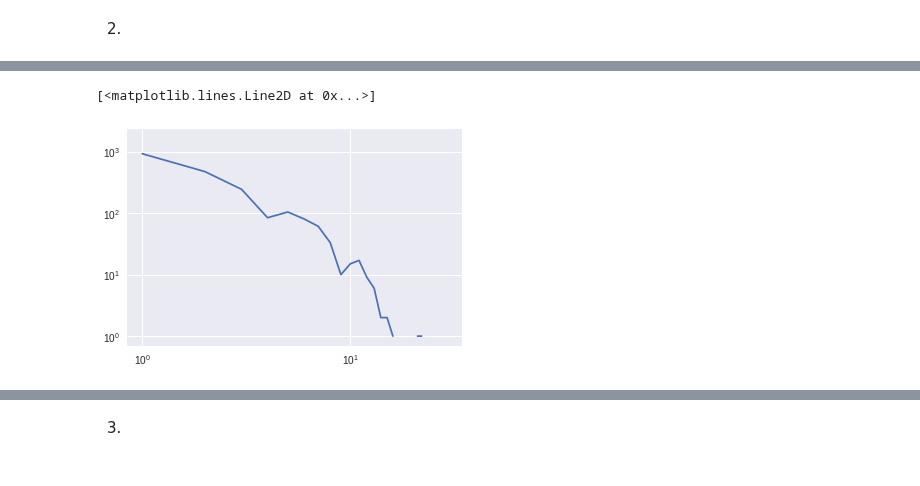
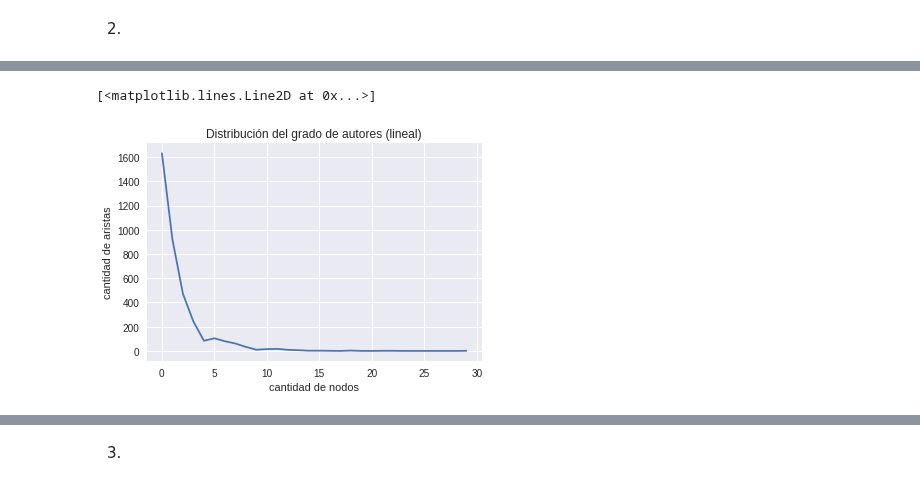
Before and after one commit to MascittiJA/CienciaDatos, a Jupyter notebook: tp4/tp4.ipynb, the cells around one changed output, grey strips where cells are left out. Drawn from its saved outputs; the diff is of its cells as text; code cells hidden in the pictures.

```diff
--- a/tp4/tp4.ipynb
+++ b/tp4/tp4.ipynb
@@ -84,5 +89,8 @@ plt.semilogy(count)
-# %%
-plt.loglog(count)
-# %% [output]
-[<matplotlib.lines.Line2D at 0x...>]
-[figure, removed]
+# %%
+plt.title("Distribución del grado de autores (lineal)")
+plt.xlabel("cantidad de nodos")
+plt.ylabel("cantidad de aristas")
+plt.plot(dist)
+# %% [output]
+[<matplotlib.lines.Line2D at 0x...>]
+[figure, added]
```
Also changed, not shown: parts of 21 cells of this notebook.
